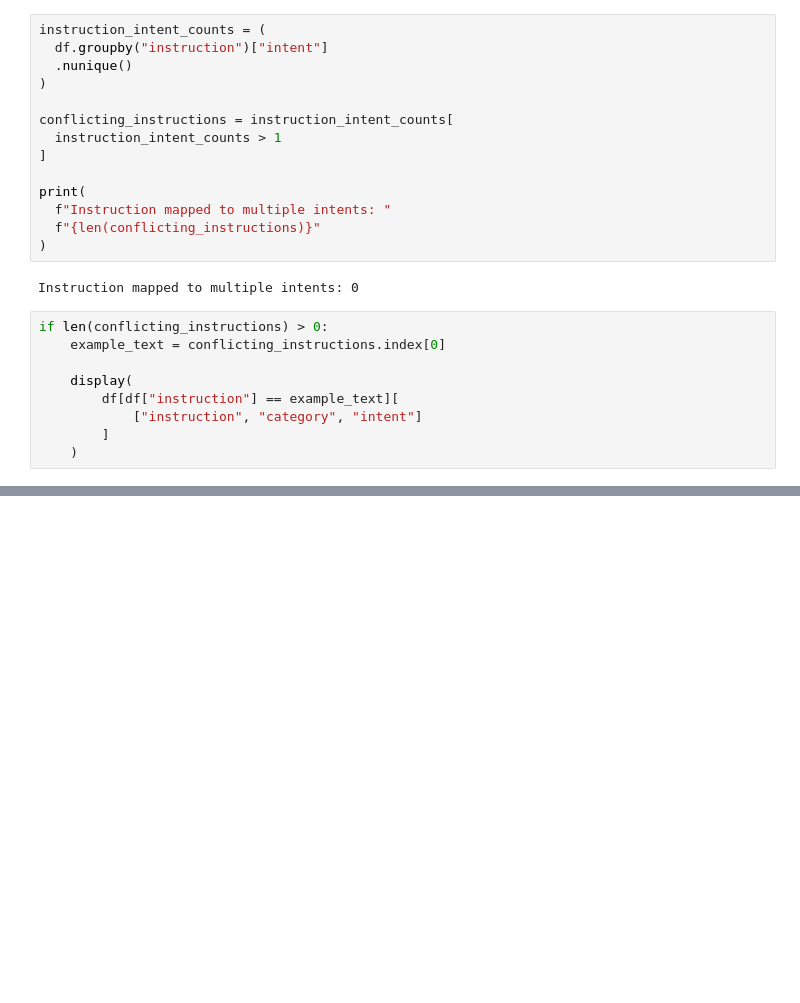
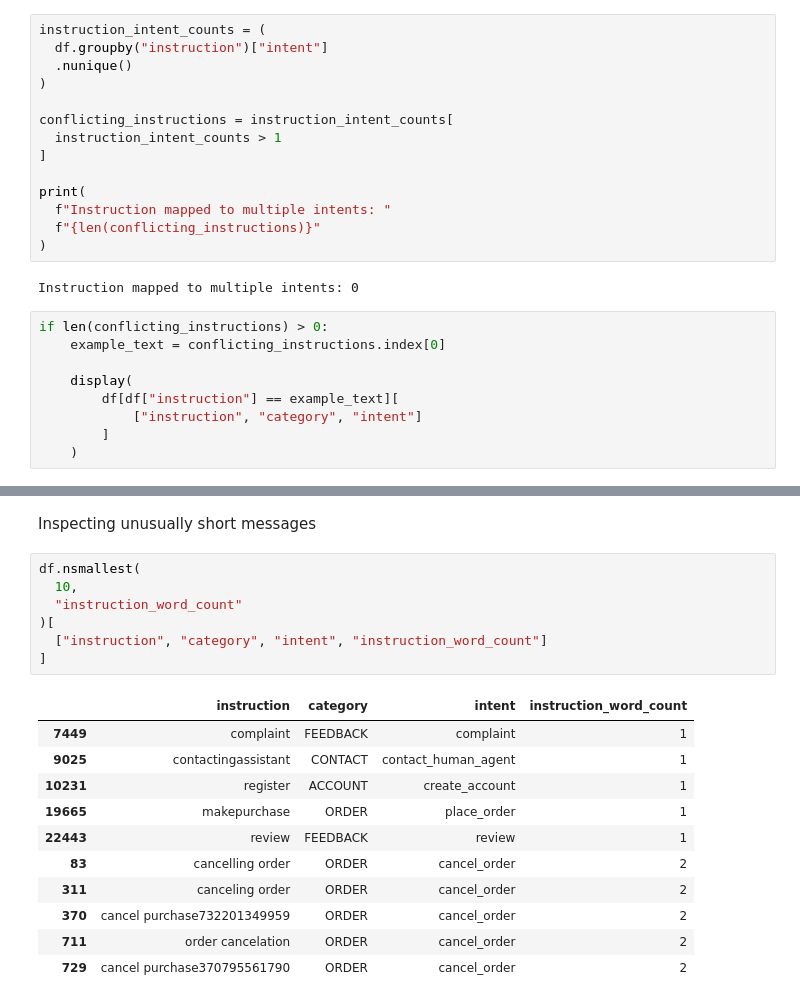
Before and after one commit to ribhupramanik/ResolveAI, a Jupyter notebook: notebooks/01_data_exploration.ipynb, the cells around one changed output, grey strips where cells are left out. Drawn from its saved outputs; the diff is of its cells as text; blank space fills up the shorter version.

```diff
--- a/notebooks/01_data_exploration.ipynb
+++ b/notebooks/01_data_exploration.ipynb
@@ -359,0 +401,21 @@ if len(conflicting_instructions) > 0:
+# %% [markdown]
+Inspecting unusually short messages
+# %%
+df.nsmallest(
+  10,
+  "instruction_word_count"
+)[
+  ["instruction", "category", "intent", "instruction_word_count"]
+]
+# %% [output]
+|  | instruction | category | intent | instruction_word_count |
+| 7449 | complaint | FEEDBACK | complaint | 1 |
+| 9025 | contactingassistant | CONTACT | contact_human_agent | 1 |
+| 10231 | register | ACCOUNT | create_account | 1 |
+| 19665 | makepurchase | ORDER | place_order | 1 |
+| 22443 | review | FEEDBACK | review | 1 |
+| 83 | cancelling order | ORDER | cancel_order | 2 |
+| 311 | canceling order | ORDER | cancel_order | 2 |
+| 370 | cancel purchase732201349959 | ORDER | cancel_order | 2 |
+| 711 | order cancelation | ORDER | cancel_order | 2 |
+| 729 | cancel purchase370795561790 | ORDER | cancel_order | 2 |
```
Also changed, not shown: parts of 8 cells of this notebook.
